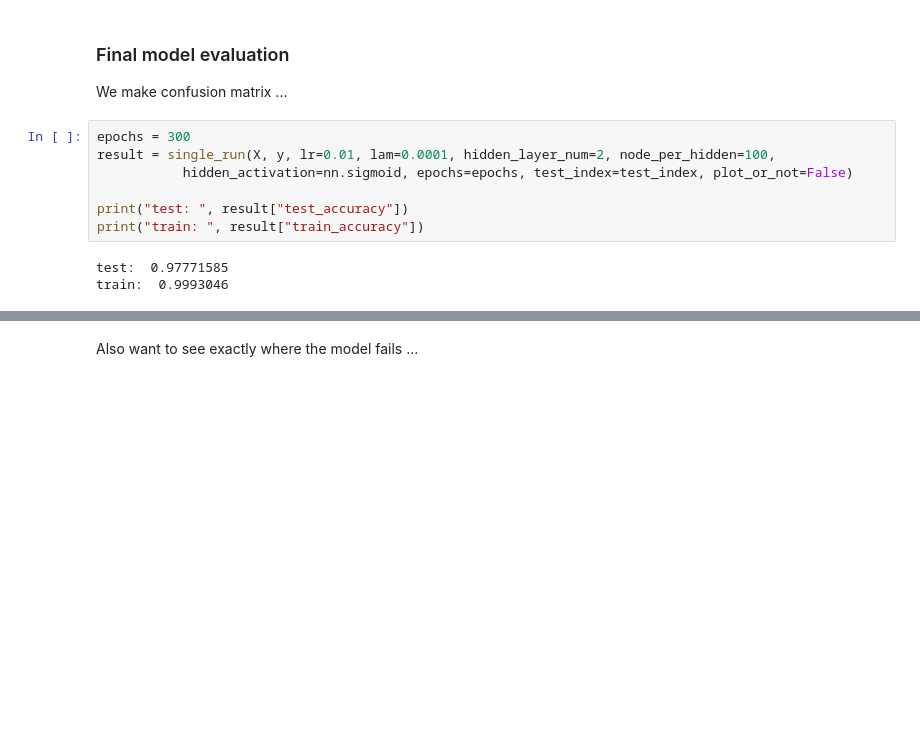
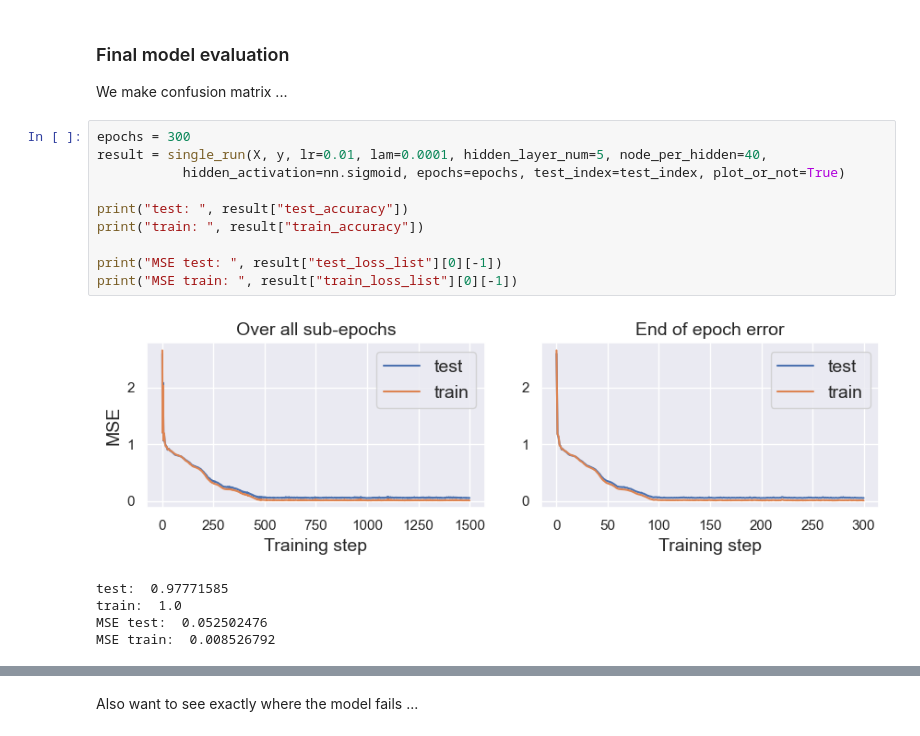
Before and after one commit to jonatanwins/Project3_FYS_STK4155, a Jupyter notebook: Runs/b_neural.ipynb, the cells around one changed output, grey strips where cells are left out. Drawn from its saved outputs; the diff is of its cells as text; blank space fills up the shorter version.

```diff
--- a/Runs/b_neural.ipynb
+++ b/Runs/b_neural.ipynb
@@ -259,14 +264,20 @@ nodes per layer: 51
 We make confusion matrix ...
 # %%
 epochs = 300
-result = single_run(X, y, lr=0.01, lam=0.0001, hidden_layer_num=2, node_per_hidden=100,
-           hidden_activation=nn.sigmoid, epochs=epochs, test_index=test_index, plot_or_not=False)
+result = single_run(X, y, lr=0.01, lam=0.0001, hidden_layer_num=5, node_per_hidden=40,
+           hidden_activation=nn.sigmoid, epochs=epochs, test_index=test_index, plot_or_not=True)
 
 print("test: ", result["test_accuracy"])
 print("train: ", result["train_accuracy"])
+
+print("MSE test: ", result["test_loss_list"][0][-1])
+print("MSE train: ", result["train_loss_list"][0][-1])
 # %% [output]
+[figure, added]
 test:  0.97771585
-train:  0.9993046
+train:  1.0
+MSE test:  0.052502476
+MSE train:  0.008526792
 # %%
 from sklearn.metrics import confusion_matrix
 
```
Also changed, not shown: parts of 4 cells of this notebook, 5 other files.
